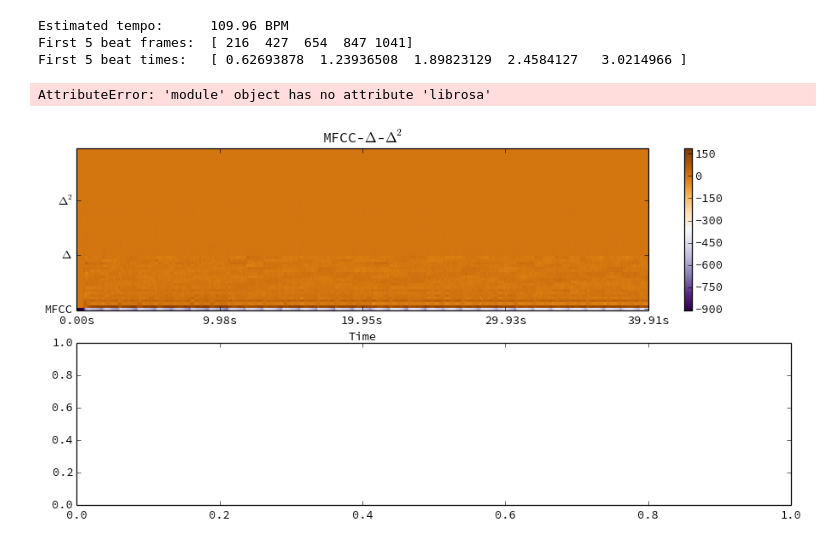
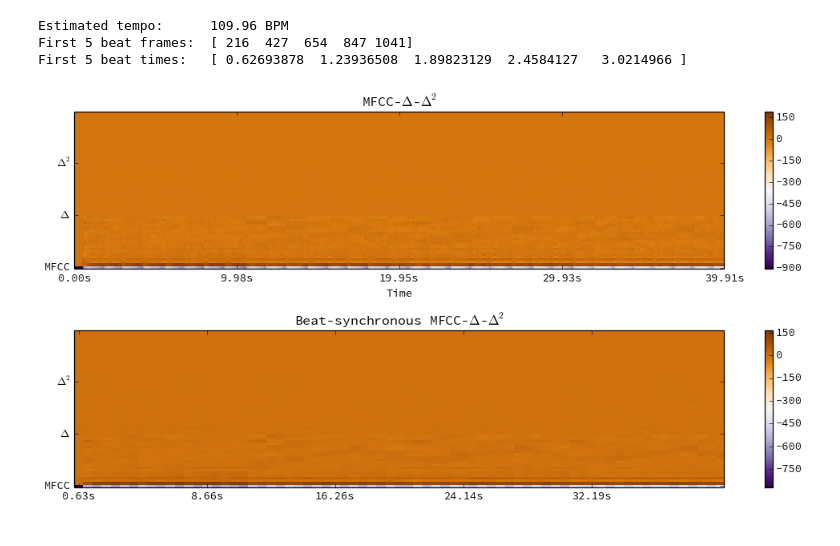
Before and after one commit to librosa/librosa, a Jupyter notebook: examples/LibROSA demo.ipynb, the cells around one changed output. Drawn from its saved outputs; the diff is of its cells as text; code cells hidden in the pictures.

```diff
--- a/examples/LibROSA demo.ipynb
+++ b/examples/LibROSA demo.ipynb
@@ -144,36 +144,35 @@ First 5 beat times:   [ 0.62693878  1.23936508  1.89823129  2.4584127   3.021496
 # %%
 # Now, let's use the beats to make beat-synchronous timbre features
 
 # feature.sync will summarize each beat event by the mean feature vector within that beat
 # this can be useful for reducing dimensionality
 M_sync = librosa.feature.sync(M, beats)
 
 plt.figure(figsize=(12,6))
 
 # Let's plot the original and beat-synchronous features against each other
 plt.subplot(2,1,1)
 librosa.display.specshow(M, sr=sr, hop_length=64, x_axis='time')
 plt.title('MFCC-$\Delta$-$\Delta^2$')
 
 # We can also use pyplot *ticks directly
 # Let's mark off the raw MFCC and the delta features
 plt.yticks(np.arange(0, M_sync.shape[0], 20), ['MFCC', '$\Delta$', '$\Delta^2$'])
 plt.colorbar()
 
 plt.subplot(2,1,2)
-plt.librosa.display.specshow(M_sync)
+librosa.display.specshow(M_sync)
 
 # librosa can generate axis ticks from arbitrary timestamps and beat events also
 librosa.display.time_ticks(librosa.frames_to_time(beats, sr=sr, hop_length=64))
 
 plt.yticks(np.arange(0, M_sync.shape[0], 20), ['MFCC', '$\Delta$', '$\Delta^2$'])
 plt.title('Beat-synchronous MFCC-$\Delta$-$\Delta^2$')
 plt.colorbar()
 
 plt.tight_layout()
 # %% [output]
-AttributeError: 'module' object has no attribute 'librosa'
-[figure, old version]
+[figure, new version]
 # %%
 # Beat synchronization is flexible.
 # Instead of computing the mean delta-MFCC within each beat, let's do beat-synchronous chroma
```
Also changed, not shown: parts of 1 cell of this notebook.
